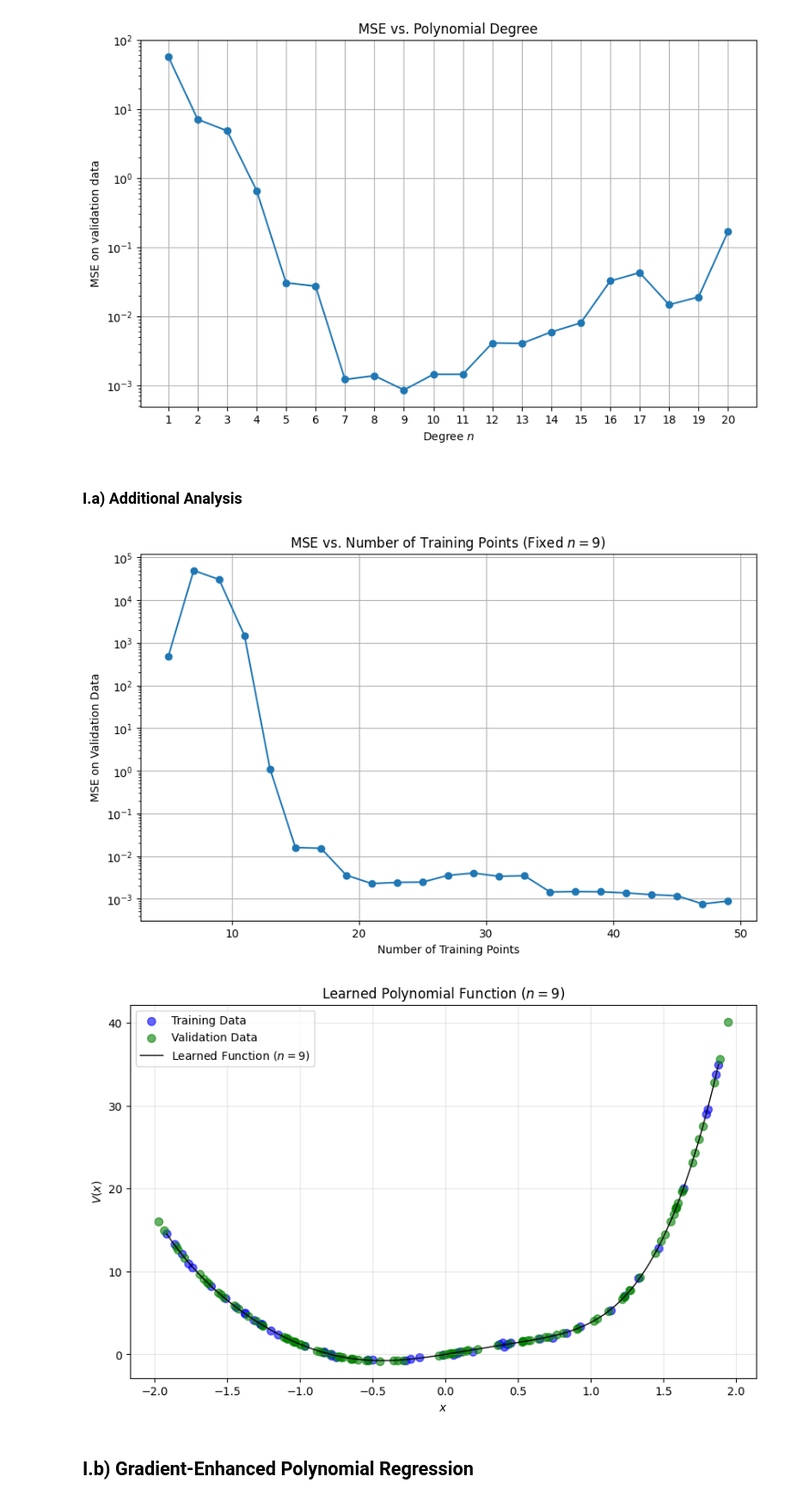
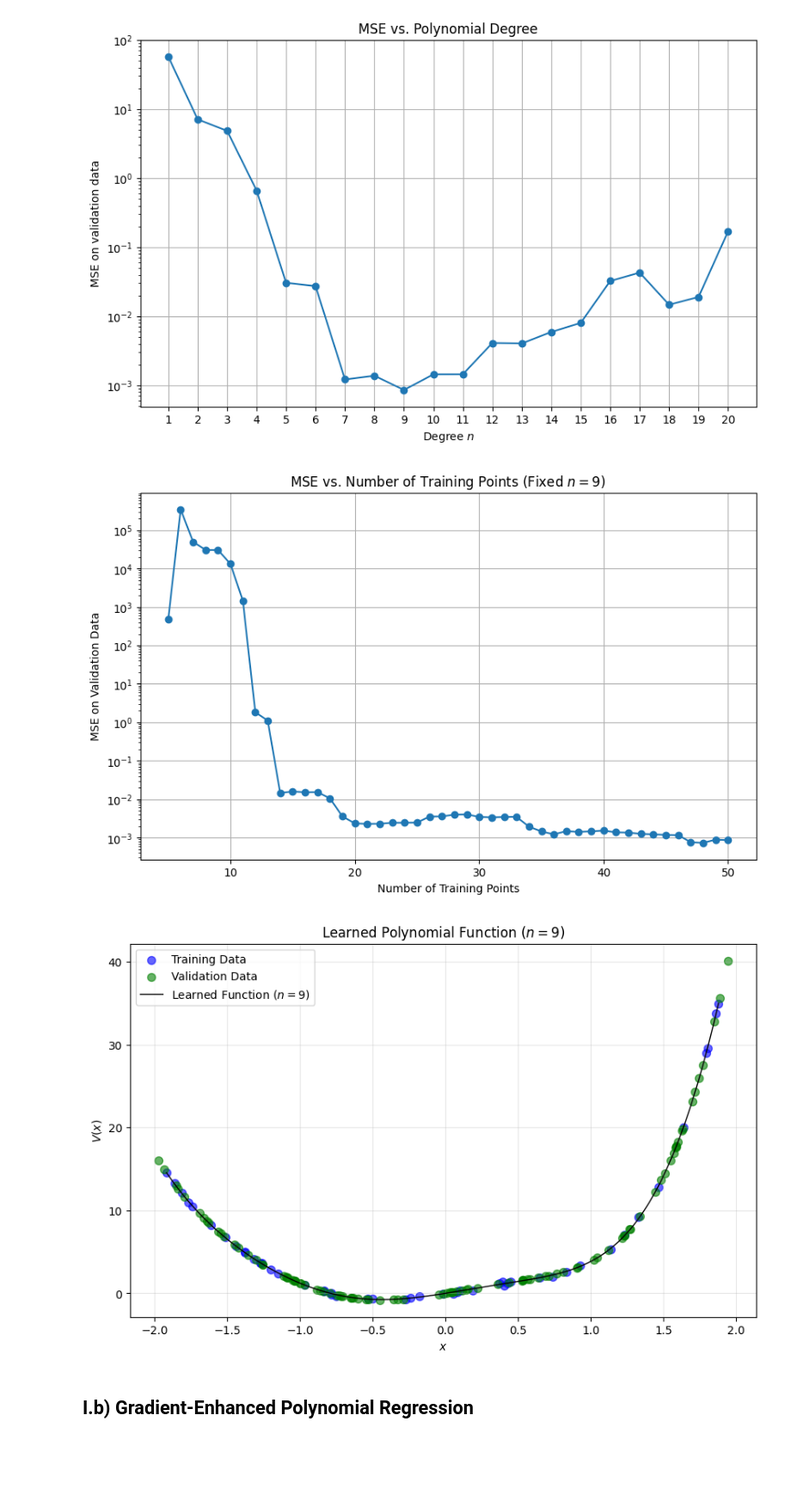
Before and after one commit to umarsdq/optimisationCW, a Jupyter notebook: optimisation.ipynb, the cells around one changed output. Shown at 86% size. Cells and saved outputs as stored; diff of their text form; code cells hidden in the pictures; blank space fills up the shorter version.

```diff
--- a/optimisation.ipynb
+++ b/optimisation.ipynb
@@ -43,12 +43,10 @@ plt.show()
 # %% [output]
 Smallest n for MSE < 10^-3: 9
 [figure]
-# %% [markdown]
-### I.a) Additional Analysis
 # %%
-# Part I.a) Additional Analysis: MSE vs Number of Training Points
+# MSE vs Number of Training Points for fixed n
 n_fixed_a = best_n
-training_sizes_a = range(5, len(X_train) + 1, 2)
+training_sizes_a = range(5, len(X_train) + 1, 1)
 mses_vs_size_a = []
 
 for size in training_sizes_a:
@@ -58,34 +56,34 @@ for size in training_sizes_a:
     mses_vs_size_a.append(mse(X_val, y_val, theta_subset))
 
 plt.figure(figsize=(10, 6))
 plt.plot(training_sizes_a, mses_vs_size_a, marker='o')
 plt.xlabel(r'Number of Training Points')
 plt.ylabel(r'MSE on Validation Data')
 plt.yscale('log')
 plt.title(rf'MSE vs. Number of Training Points (Fixed $n={n_fixed_a}$)')
 plt.grid(True)
 plt.savefig('plots/mse_vs_training_size_a.png', bbox_inches='tight', dpi=600)
 plt.show()
 
 # Show the learned function at the best n
 theta_best_a = solve_poly_regression(X_train, y_train, best_n)
 x_plot = np.linspace(X_train.min(), X_train.max(), 200)
 A_plot = np.vander(x_plot, best_n + 1, increasing=True)
 y_plot = A_plot @ theta_best_a
 
 plt.figure(figsize=(10, 6))
 plt.scatter(X_train, y_train, color='blue', label='Training Data', alpha=0.6, s=50)
 plt.scatter(X_val, y_val, color='green', label='Validation Data', alpha=0.6, s=50)
 plt.plot(x_plot, y_plot, '-', color='black', linewidth=1, label=rf'Learned Function ($n={best_n}$)')
 plt.xlabel(r'$x$')
 plt.ylabel(r'$V(x)$')
 plt.title(rf'Learned Polynomial Function ($n={best_n}$)')
 plt.legend()
 plt.grid(True, alpha=0.3)
 plt.savefig('plots/learned_function_a.png', bbox_inches='tight', dpi=600)
 plt.show()
 # %% [output]
-[figure, old version]
+[figure, new version]
 [figure]
 # %% [markdown]
 ## I.b) Gradient-Enhanced Polynomial Regression
```
Also changed, not shown: parts of 6 cells of this notebook, 19 other files.
